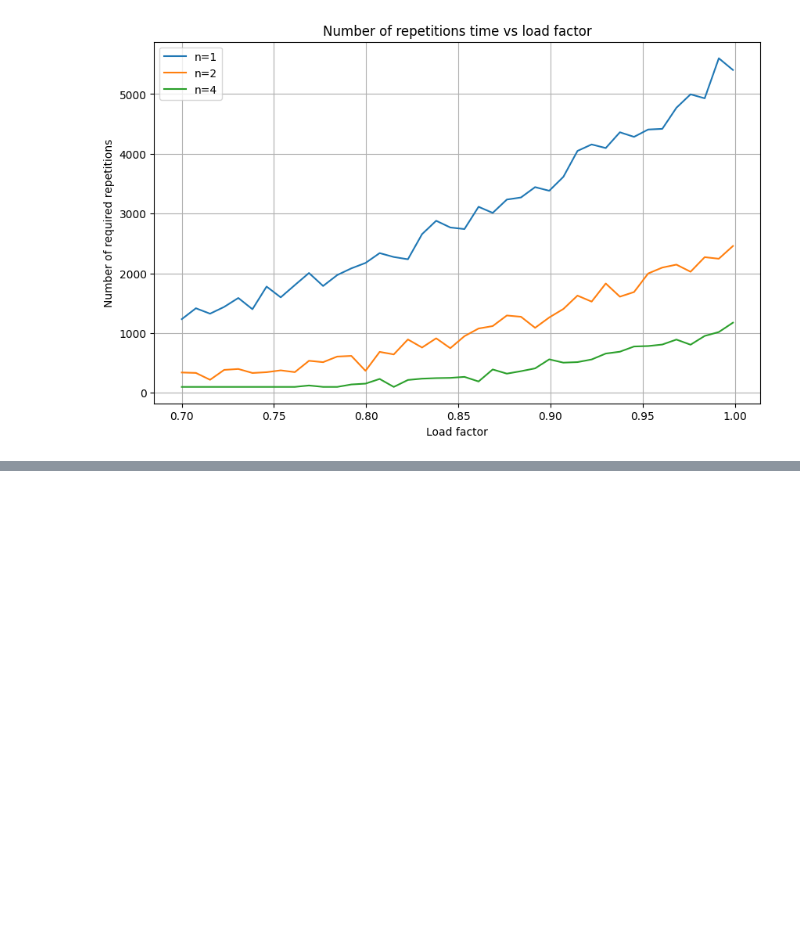
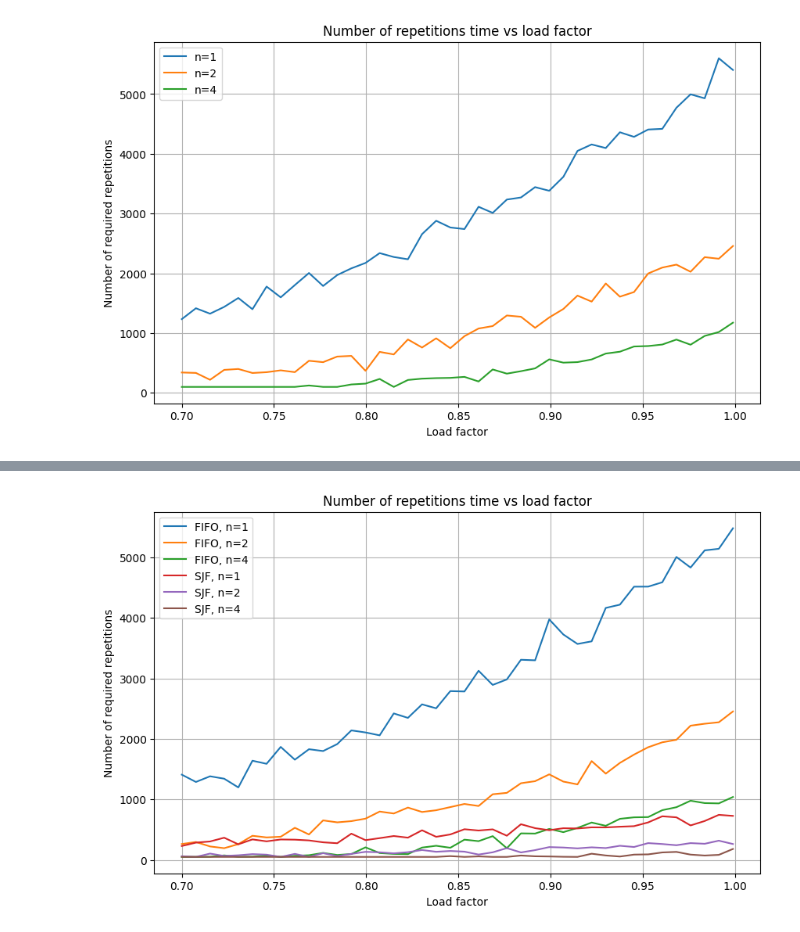
Before and after one commit to ThomasTenDamme/Stochastic_Simulation_Assignment2, a Jupyter notebook: Assignment 2 Thomas.ipynb, the cells around one changed output, grey strips where cells are left out. Cells and saved outputs as stored; diff of their text form; code cells hidden in the pictures; blank space fills up the shorter version.

Commit message:
Simulation of new SJF queue

```diff
--- a/Assignment 2 Thomas.ipynb
+++ b/Assignment 2 Thomas.ipynb
@@ -423,0 +426,74 @@ Bank service times: [3.2162406407496555, 13.335926728080828, 22.272880995513805,
+# %%
+# Number of measurements vs load factor
+RANDOM_SEED = 42
+SIMULATION_TIME = 500
+
+MU = 1/12 # Service rate
+
+# We repeat until the average waiting time estimate is within 3 second of the true value (95% confidence)
+alpha = 0.05
+CI_radius = 1
+z = norm.ppf(1-alpha/2) # 1.96 for 95% confidence
+
+decimals = 4 # Number of decimals in results
+
+random.seed(RANDOM_SEED)
+
+results = pd.DataFrame(columns=['priority', 'n', 'load', 'avg_customers_served', 'avg_waiting_time', 'repetitions'])
+
+for priority in ['FIFO', 'SJF']:
+    for n in [1, 2, 4]:
+        for LOAD in np.linspace(0.7, 0.999, 40):
+            avg_customers_served = []
+            avg_waiting_times = []
+
+            while True:
+                LAMBDA = MU * LOAD * n
+
+                env = simpy.Environment()
+                bank = Bank(env, n, MU, priority=priority)
+
+                env.process(setup(env, bank, SIMULATION_TIME, LAMBDA))
+                env.run()
+
+                avg_customers_served.append(bank.customers_served)
+                avg_waiting_times.append(sum(bank.waiting_times)/len(bank.waiting_times))
+
+                # Only start checking after 100 repetitions
+                if len(avg_waiting_times) < 50:
+                    continue
+
+                # Check if the 1-alpha % confidence interval is within CI_radius seconds of the true value
+                S = np.std(avg_waiting_times, ddof=1)
+
+                if z * S/np.sqrt(len(avg_waiting_times)) < CI_radius:
+                    break
+
+            results.loc[len(results) - 1] = {
+                'priority': priority,
+                'n': n,
+                'load': LOAD,
+                'avg_customers_served': np.mean(avg_customers_served),
+                'avg_waiting_time': np.mean(avg_waiting_times),
+                'repetitions': len(avg_waiting_times)
+            }
+
+results_FIFO = results[results['priority'] == "FIFO"]
+results_SJF = results[results['priority'] == "SJF"]
+
+# Plot results
+plt.figure(figsize=(10, 6))
+plt.title("Number of repetitions time vs load factor")
+plt.xlabel("Load factor")
+plt.ylabel("Number of required repetitions")
+plt.grid()
+plt.plot(results_FIFO[results_FIFO['n'] == 1]['load'], results_FIFO[results_FIFO['n'] == 1]['repetitions'], label="FIFO, n=1")
+plt.plot(results_FIFO[results_FIFO['n'] == 2]['load'], results_FIFO[results_FIFO['n'] == 2]['repetitions'], label="FIFO, n=2")
+plt.plot(results_FIFO[results_FIFO['n'] == 4]['load'], results_FIFO[results_FIFO['n'] == 4]['repetitions'], label="FIFO, n=4")
+plt.plot(results_SJF[results_SJF['n'] == 1]['load'], results_SJF[results_SJF['n'] == 1]['repetitions'], label="SJF, n=1")
+plt.plot(results_SJF[results_SJF['n'] == 2]['load'], results_SJF[results_SJF['n'] == 2]['repetitions'], label="SJF, n=2")
+plt.plot(results_SJF[results_SJF['n'] == 4]['load'], results_SJF[results_SJF['n'] == 4]['repetitions'], label="SJF, n=4")
+plt.legend()
+plt.show()
+# %% [output]
+[figure, added]
```
Also changed, not shown: parts of 4 cells of this notebook.
